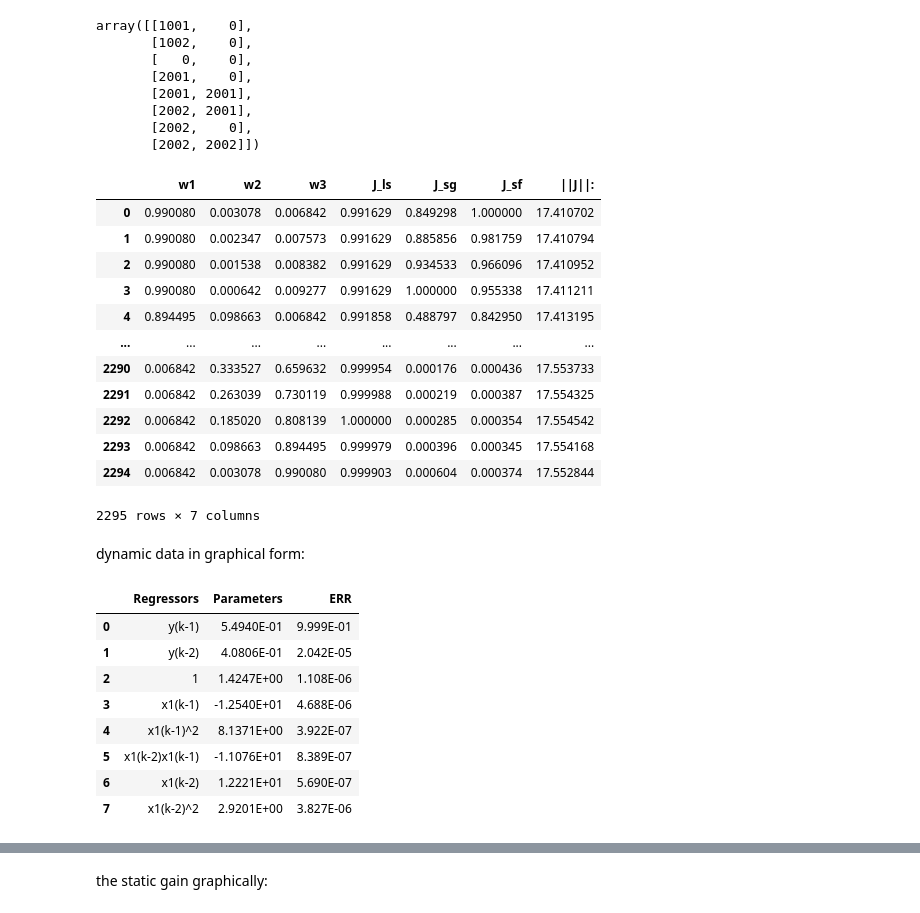
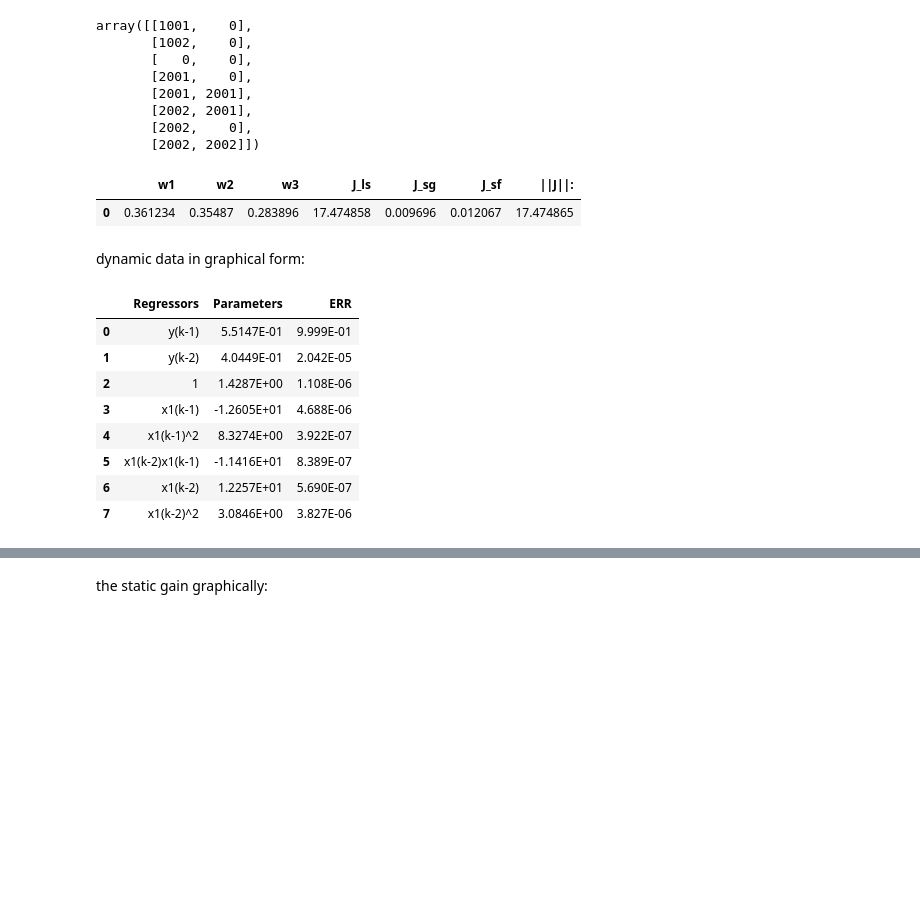
Before and after one commit to GabrielBuenoLeandro/Multiobjetive, a Jupyter notebook: conversor_buck.ipynb, the cells around one changed output, grey strips where cells are left out. Cells and saved outputs as stored; diff of their text form; code cells hidden in the pictures; blank space fills up the shorter version.

```diff
--- a/conversor_buck.ipynb
+++ b/conversor_buck.ipynb
@@ -468,29 +468,18 @@ W = np.array([[0.3612343],[0.2838959],[0.3548699]])
 # %%
 J, w, E, Theta, HR, QR, position = mult2.affine_information_least_squares(y_train=y_train[2:],
                                                                          gain=gain,y_static=Yo,
-                                                                         x_static=Uo, psi=PSI)
+                                                                         x_static=Uo, psi=PSI, W=W)
 result = {'w1': w[0,:],
           'w2': w[2,:],
           'w3': w[1,:],
           'J_ls': J[0,:],
           'J_sg': J[1,:],
           'J_sf': J[2,:],
           '||J||:': E}
 pd.DataFrame(result)
 # %% [output]
 |  | w1 | w2 | w3 | J_ls | J_sg | J_sf | ||J||: |
-| 0 | 0.990080 | 0.003078 | 0.006842 | 0.991629 | 0.849298 | 1.000000 | 17.410702 |
-| 1 | 0.990080 | 0.002347 | 0.007573 | 0.991629 | 0.885856 | 0.981759 | 17.410794 |
-| 2 | 0.990080 | 0.001538 | 0.008382 | 0.991629 | 0.934533 | 0.966096 | 17.410952 |
-| 3 | 0.990080 | 0.000642 | 0.009277 | 0.991629 | 1.000000 | 0.955338 | 17.411211 |
-| 4 | 0.894495 | 0.098663 | 0.006842 | 0.991858 | 0.488797 | 0.842950 | 17.413195 |
-| ... | ... | ... | ... | ... | ... | ... | ... |
-| 2290 | 0.006842 | 0.333527 | 0.659632 | 0.999954 | 0.000176 | 0.000436 | 17.553733 |
-| 2291 | 0.006842 | 0.263039 | 0.730119 | 0.999988 | 0.000219 | 0.000387 | 17.554325 |
-| 2292 | 0.006842 | 0.185020 | 0.808139 | 1.000000 | 0.000285 | 0.000354 | 17.554542 |
-| 2293 | 0.006842 | 0.098663 | 0.894495 | 0.999979 | 0.000396 | 0.000345 | 17.554168 |
-| 2294 | 0.006842 | 0.003078 | 0.990080 | 0.999903 | 0.000604 | 0.000374 | 17.552844 |
+| 0 | 0.361234 | 0.35487 | 0.283896 | 17.474858 | 0.009696 | 0.012067 | 17.474865 |
-2295 rows × 7 columns
 # %% [markdown]
 dynamic data in graphical form:
 # %%
@@ -508,14 +497,14 @@ r = pd.DataFrame(
 r
 # %% [output]
 |  | Regressors | Parameters | ERR |
-| 0 | y(k-1) | 5.4940E-01 | 9.999E-01 |
-| 1 | y(k-2) | 4.0806E-01 | 2.042E-05 |
-| 2 | 1 | 1.4247E+00 | 1.108E-06 |
-| 3 | x1(k-1) | -1.2540E+01 | 4.688E-06 |
-| 4 | x1(k-1)^2 | 8.1371E+00 | 3.922E-07 |
-| 5 | x1(k-2)x1(k-1) | -1.1076E+01 | 8.389E-07 |
-| 6 | x1(k-2) | 1.2221E+01 | 5.690E-07 |
-| 7 | x1(k-2)^2 | 2.9201E+00 | 3.827E-06 |
+| 0 | y(k-1) | 5.5147E-01 | 9.999E-01 |
+| 1 | y(k-2) | 4.0449E-01 | 2.042E-05 |
+| 2 | 1 | 1.4287E+00 | 1.108E-06 |
+| 3 | x1(k-1) | -1.2605E+01 | 4.688E-06 |
+| 4 | x1(k-1)^2 | 8.3274E+00 | 3.922E-07 |
+| 5 | x1(k-2)x1(k-1) | -1.1416E+01 | 8.389E-07 |
+| 6 | x1(k-2) | 1.2257E+01 | 5.690E-07 |
+| 7 | x1(k-2)^2 | 3.0846E+00 | 3.827E-06 |
 # %%
 plot_results(y=y_valid, yhat=yhat, n=1000)
 # %% [output]
```
Also changed, not shown: parts of 16 cells of this notebook, 1 other file.
